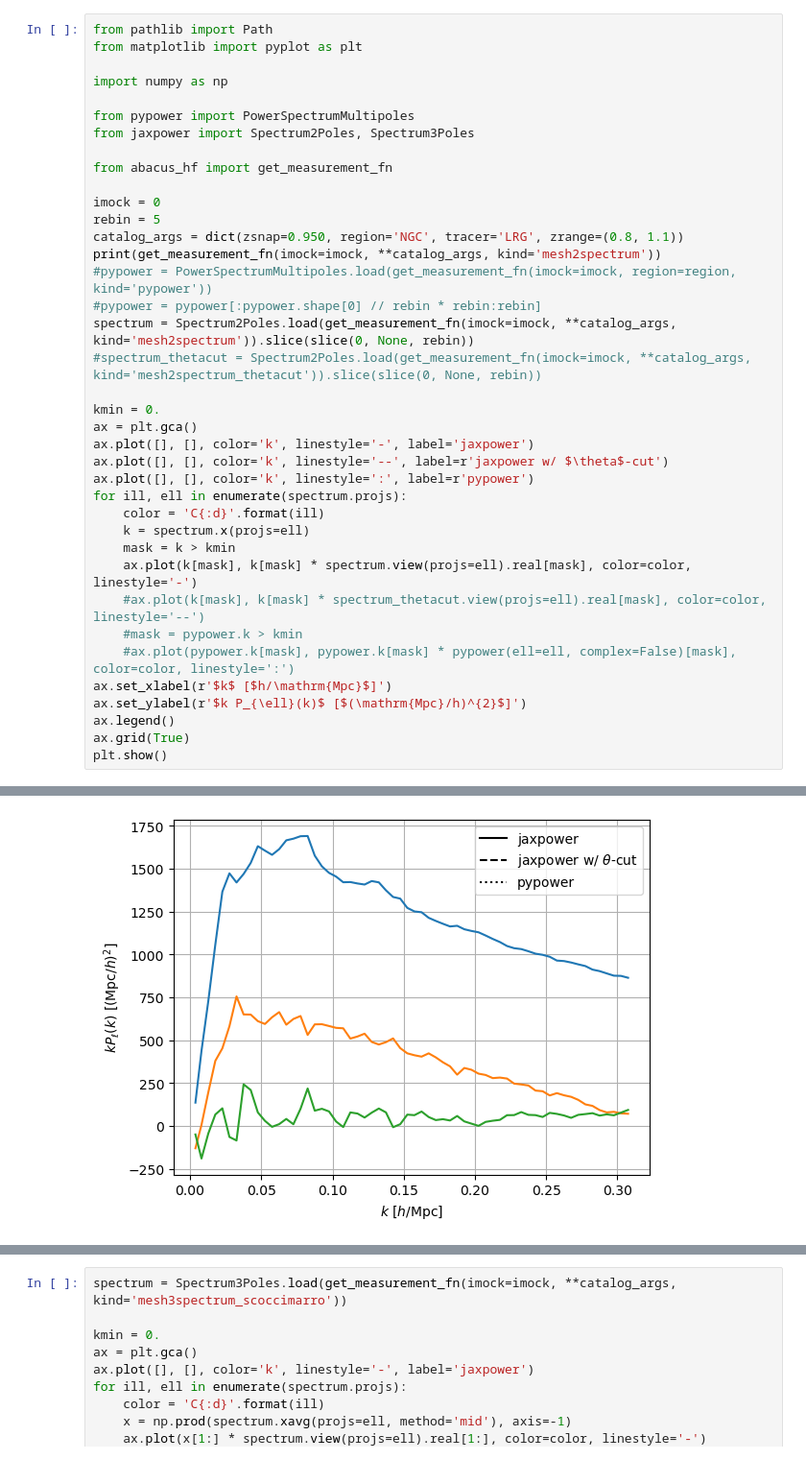
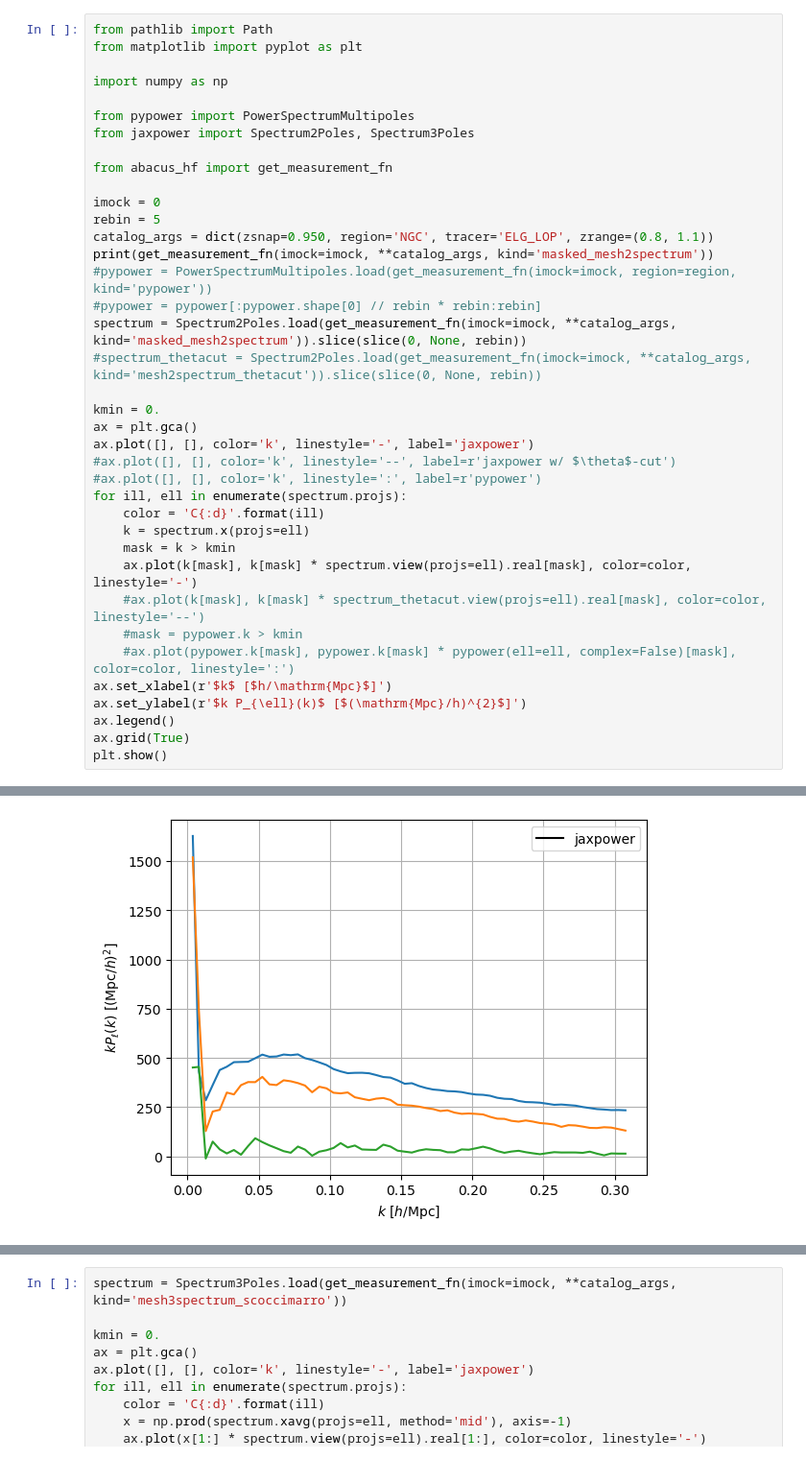
Before and after one commit to adematti/jax-power, a Jupyter notebook: scripts/abacus_hf.ipynb, the cells around one changed output, grey strips where cells are left out. Shown at 96% size. Saved outputs shown, nothing was run; the diff lists cells and outputs as text.

```diff
--- a/scripts/abacus_hf.ipynb
+++ b/scripts/abacus_hf.ipynb
@@ -11,18 +11,18 @@ from abacus_hf import get_measurement_fn
 
 imock = 0
 rebin = 5
-catalog_args = dict(zsnap=0.950, region='NGC', tracer='LRG', zrange=(0.8, 1.1))
-print(get_measurement_fn(imock=imock, **catalog_args, kind='mesh2spectrum'))
+catalog_args = dict(zsnap=0.950, region='NGC', tracer='ELG_LOP', zrange=(0.8, 1.1))
+print(get_measurement_fn(imock=imock, **catalog_args, kind='masked_mesh2spectrum'))
 #pypower = PowerSpectrumMultipoles.load(get_measurement_fn(imock=imock, region=region, kind='pypower'))
 #pypower = pypower[:pypower.shape[0] // rebin * rebin:rebin]
-spectrum = Spectrum2Poles.load(get_measurement_fn(imock=imock, **catalog_args, kind='mesh2spectrum')).slice(slice(0, None, rebin))
+spectrum = Spectrum2Poles.load(get_measurement_fn(imock=imock, **catalog_args, kind='masked_mesh2spectrum')).slice(slice(0, None, rebin))
 #spectrum_thetacut = Spectrum2Poles.load(get_measurement_fn(imock=imock, **catalog_args, kind='mesh2spectrum_thetacut')).slice(slice(0, None, rebin))
 
 kmin = 0.
 ax = plt.gca()
 ax.plot([], [], color='k', linestyle='-', label='jaxpower')
-ax.plot([], [], color='k', linestyle='--', label=r'jaxpower w/ $\theta$-cut')
-ax.plot([], [], color='k', linestyle=':', label=r'pypower')
+#ax.plot([], [], color='k', linestyle='--', label=r'jaxpower w/ $\theta$-cut')
+#ax.plot([], [], color='k', linestyle=':', label=r'pypower')
 for ill, ell in enumerate(spectrum.projs):
     color = 'C{:d}'.format(ill)
     k = spectrum.x(projs=ell)
@@ -41 +41 @@ plt.show()
-[figure, old version]
+[figure, new version]
```
Also changed, not shown: parts of 2 cells of this notebook, 6 other files.
